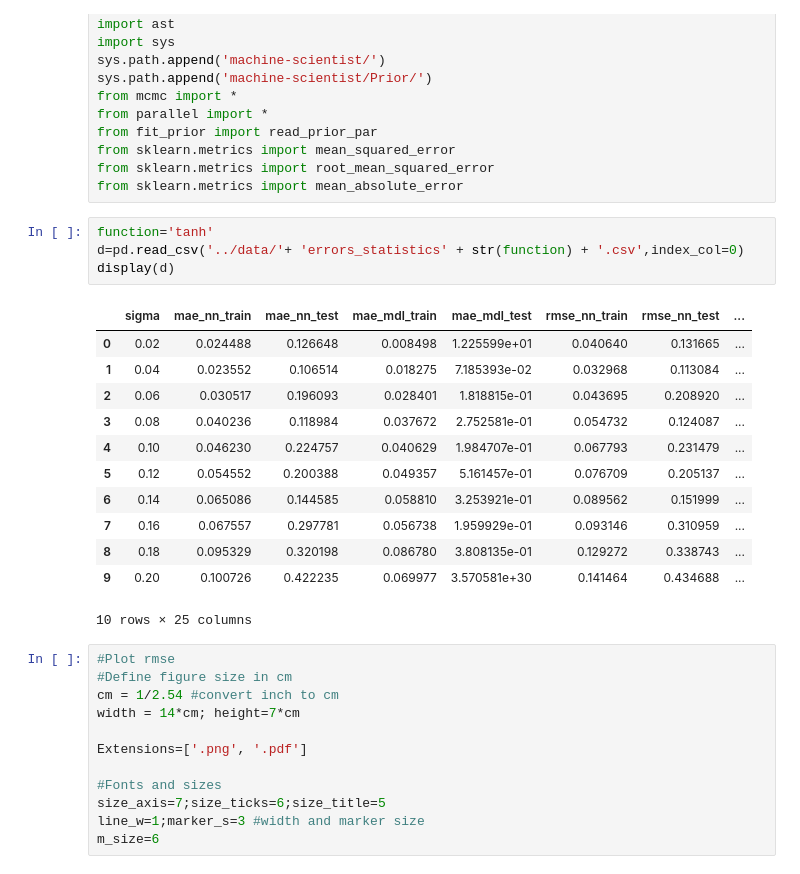
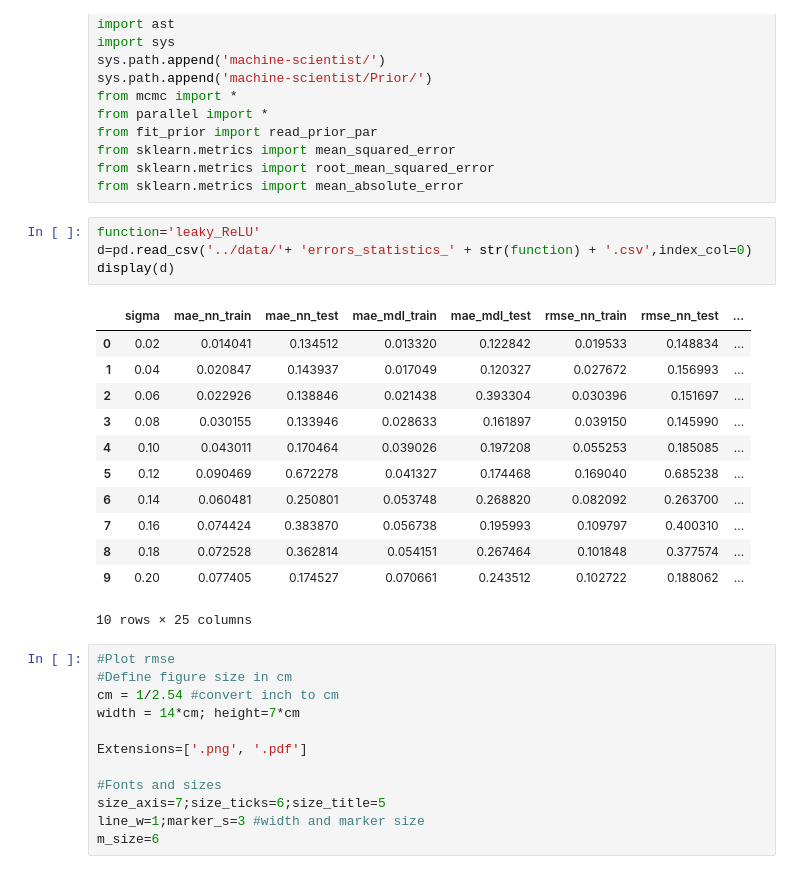
Before and after one commit to SergioCoboLopez/ANN_BMS, a Jupyter notebook: bin/plot_BMS_vs_ANNs.ipynb, the cells around one changed output. Drawn from its saved outputs; the diff is of its cells as text.

```diff
--- a/bin/plot_BMS_vs_ANNs.ipynb
+++ b/bin/plot_BMS_vs_ANNs.ipynb
@@ -18,21 +18,21 @@ from sklearn.metrics import mean_squared_error
 from sklearn.metrics import root_mean_squared_error
 from sklearn.metrics import mean_absolute_error
 # %%
-function='tanh'
-d=pd.read_csv('../data/'+ 'errors_statistics' + str(function) + '.csv',index_col=0)
+function='leaky_ReLU'
+d=pd.read_csv('../data/'+ 'errors_statistics_' + str(function) + '.csv',index_col=0)
 display(d)
 # %% [output]
 |  | sigma | mae_nn_train | mae_nn_test | mae_mdl_train | mae_mdl_test | rmse_nn_train | rmse_nn_test | ... |
-| 0 | 0.02 | 0.024488 | 0.126648 | 0.008498 | 1.225599e+01 | 0.040640 | 0.131665 | ... |
-| 1 | 0.04 | 0.023552 | 0.106514 | 0.018275 | 7.185393e-02 | 0.032968 | 0.113084 | ... |
-| 2 | 0.06 | 0.030517 | 0.196093 | 0.028401 | 1.818815e-01 | 0.043695 | 0.208920 | ... |
-| 3 | 0.08 | 0.040236 | 0.118984 | 0.037672 | 2.752581e-01 | 0.054732 | 0.124087 | ... |
-| 4 | 0.10 | 0.046230 | 0.224757 | 0.040629 | 1.984707e-01 | 0.067793 | 0.231479 | ... |
-| 5 | 0.12 | 0.054552 | 0.200388 | 0.049357 | 5.161457e-01 | 0.076709 | 0.205137 | ... |
-| 6 | 0.14 | 0.065086 | 0.144585 | 0.058810 | 3.253921e-01 | 0.089562 | 0.151999 | ... |
-| 7 | 0.16 | 0.067557 | 0.297781 | 0.056738 | 1.959929e-01 | 0.093146 | 0.310959 | ... |
-| 8 | 0.18 | 0.095329 | 0.320198 | 0.086780 | 3.808135e-01 | 0.129272 | 0.338743 | ... |
-| 9 | 0.20 | 0.100726 | 0.422235 | 0.069977 | 3.570581e+30 | 0.141464 | 0.434688 | ... |
+| 0 | 0.02 | 0.014041 | 0.134512 | 0.013320 | 0.122842 | 0.019533 | 0.148834 | ... |
+| 1 | 0.04 | 0.020847 | 0.143937 | 0.017049 | 0.120327 | 0.027672 | 0.156993 | ... |
+| 2 | 0.06 | 0.022926 | 0.138846 | 0.021438 | 0.393304 | 0.030396 | 0.151697 | ... |
+| 3 | 0.08 | 0.030155 | 0.133946 | 0.028633 | 0.161897 | 0.039150 | 0.145990 | ... |
+| 4 | 0.10 | 0.043011 | 0.170464 | 0.039026 | 0.197208 | 0.055253 | 0.185085 | ... |
+| 5 | 0.12 | 0.090469 | 0.672278 | 0.041327 | 0.174468 | 0.169040 | 0.685238 | ... |
+| 6 | 0.14 | 0.060481 | 0.250801 | 0.053748 | 0.268820 | 0.082092 | 0.263700 | ... |
+| 7 | 0.16 | 0.074424 | 0.383870 | 0.056738 | 0.195993 | 0.109797 | 0.400310 | ... |
+| 8 | 0.18 | 0.072528 | 0.362814 | 0.054151 | 0.267464 | 0.101848 | 0.377574 | ... |
+| 9 | 0.20 | 0.077405 | 0.174527 | 0.070661 | 0.243512 | 0.102722 | 0.188062 | ... |
 10 rows × 25 columns
 # %%
 #Plot rmse
```
Also changed, not shown: parts of 3 cells of this notebook, 16 other files.
